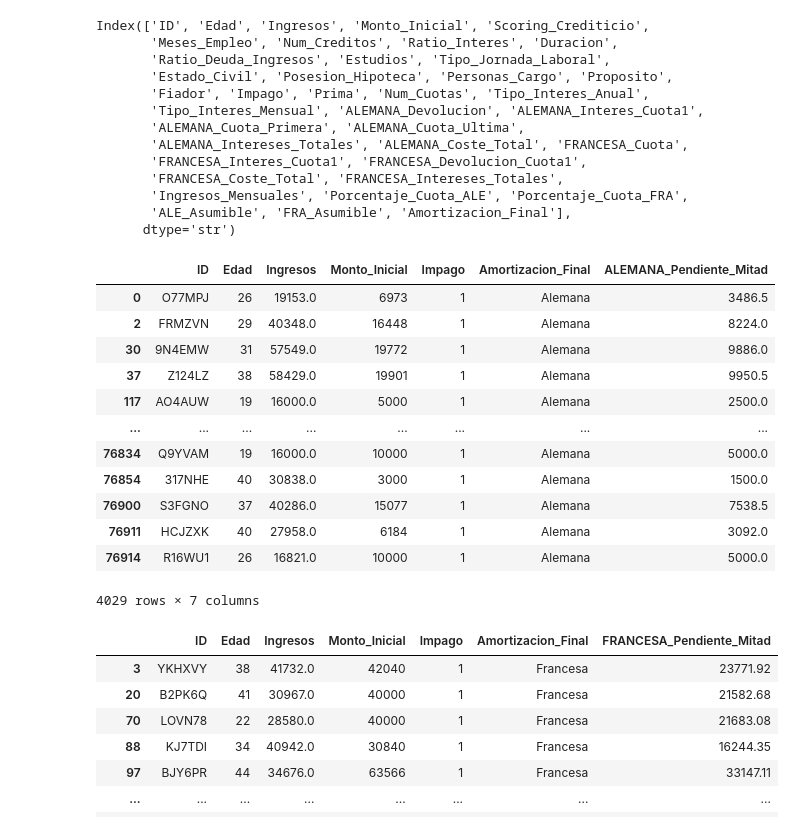
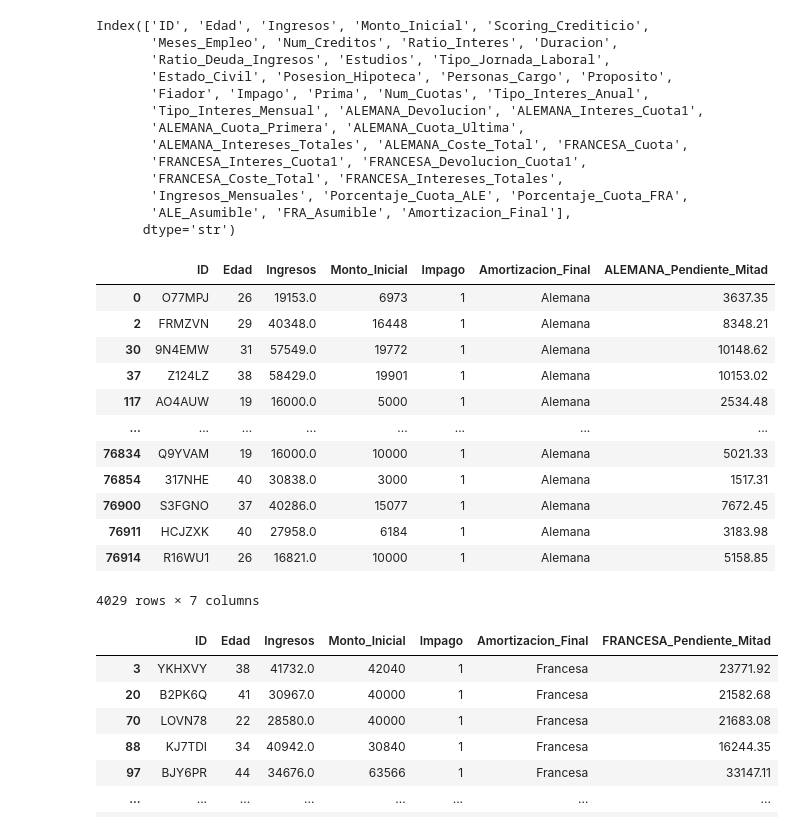
Before and after one commit to NaiaArroyo/RETO-5-NARANJA, a Jupyter notebook: Notebook Amortizacion Francesa y Aleman.ipynb, the cells around one changed output. Cells and saved outputs as stored; diff of their text form; code cells hidden in the pictures.

Commit message:
Correcion de calculo mitad prestamo amortizacion alemana

```diff
--- a/Notebook Amortizacion Francesa y Aleman.ipynb
+++ b/Notebook Amortizacion Francesa y Aleman.ipynb
@@ -237,24 +237,36 @@ cols_to_drop = [
 
 df_pendiente_Alemana = df_pendiente_Alemana.drop(columns=cols_to_drop)
 # %%
-mitad = n / 2
+idx = df_pendiente_Alemana.index
 
-df_pendiente_Alemana["ALEMANA_Pendiente_Mitad"] = P - df_pendiente["ALEMANA_Devolucion"] * mitad
+P_a = df_pendiente.loc[idx, "Monto_Inicial"]
+n_a = df_pendiente.loc[idx, "Num_Cuotas"]
+i_a = df_pendiente.loc[idx, "Tipo_Interes_Mensual"]
+
+M1 = df_pendiente.loc[idx, "ALEMANA_Cuota_Primera"]
+M2 = P_a / n_a + (P_a - P_a / n_a) * i_a
+q = M2 / M1
+
+k = n_a / 2
+m = n_a - k
+
+M_k1 = M1 * q ** k
+df_pendiente_Alemana["ALEMANA_Pendiente_Mitad"] = ( M_k1 * (1 - q ** m * (1 + i_a) ** (-m)) / (1 + i_a - q)).round(2)
 
 df_pendiente_Alemana
 # %% [output]
 |  | ID | Edad | Ingresos | Monto_Inicial | Impago | Amortizacion_Final | ALEMANA_Pendiente_Mitad |
-| 0 | O77MPJ | 26 | 19153.0 | 6973 | 1 | Alemana | 3486.5 |
-| 2 | FRMZVN | 29 | 40348.0 | 16448 | 1 | Alemana | 8224.0 |
-| 30 | 9N4EMW | 31 | 57549.0 | 19772 | 1 | Alemana | 9886.0 |
-| 37 | Z124LZ | 38 | 58429.0 | 19901 | 1 | Alemana | 9950.5 |
-| 117 | AO4AUW | 19 | 16000.0 | 5000 | 1 | Alemana | 2500.0 |
+| 0 | O77MPJ | 26 | 19153.0 | 6973 | 1 | Alemana | 3637.35 |
+| 2 | FRMZVN | 29 | 40348.0 | 16448 | 1 | Alemana | 8348.21 |
+| 30 | 9N4EMW | 31 | 57549.0 | 19772 | 1 | Alemana | 10148.62 |
+| 37 | Z124LZ | 38 | 58429.0 | 19901 | 1 | Alemana | 10153.02 |
+| 117 | AO4AUW | 19 | 16000.0 | 5000 | 1 | Alemana | 2534.48 |
 | ... | ... | ... | ... | ... | ... | ... | ... |
-| 76834 | Q9YVAM | 19 | 16000.0 | 10000 | 1 | Alemana | 5000.0 |
-| 76854 | 317NHE | 40 | 30838.0 | 3000 | 1 | Alemana | 1500.0 |
-| 76900 | S3FGNO | 37 | 40286.0 | 15077 | 1 | Alemana | 7538.5 |
-| 76911 | HCJZXK | 40 | 27958.0 | 6184 | 1 | Alemana | 3092.0 |
-| 76914 | R16WU1 | 26 | 16821.0 | 10000 | 1 | Alemana | 5000.0 |
+| 76834 | Q9YVAM | 19 | 16000.0 | 10000 | 1 | Alemana | 5021.33 |
+| 76854 | 317NHE | 40 | 30838.0 | 3000 | 1 | Alemana | 1517.31 |
+| 76900 | S3FGNO | 37 | 40286.0 | 15077 | 1 | Alemana | 7672.45 |
+| 76911 | HCJZXK | 40 | 27958.0 | 6184 | 1 | Alemana | 3183.98 |
+| 76914 | R16WU1 | 26 | 16821.0 | 10000 | 1 | Alemana | 5158.85 |
 4029 rows × 7 columns
 # %%
 df_pendiente_Francesa = df_pendiente[df_pendiente["Amortizacion_Final"] == "Francesa"].copy()
```
